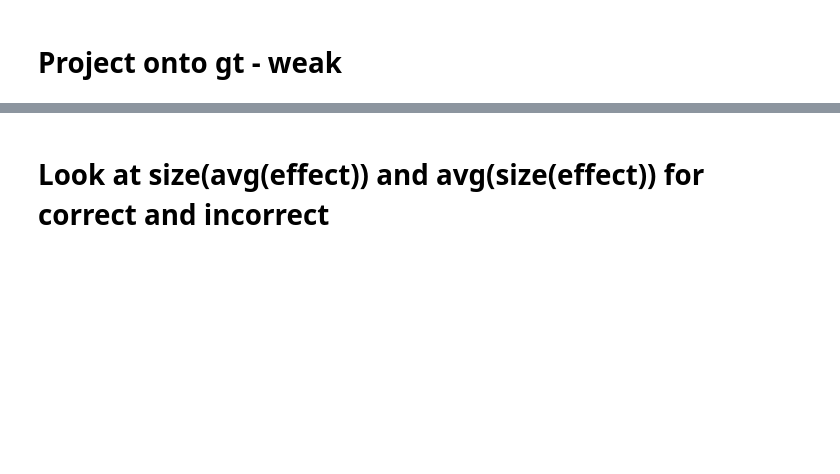
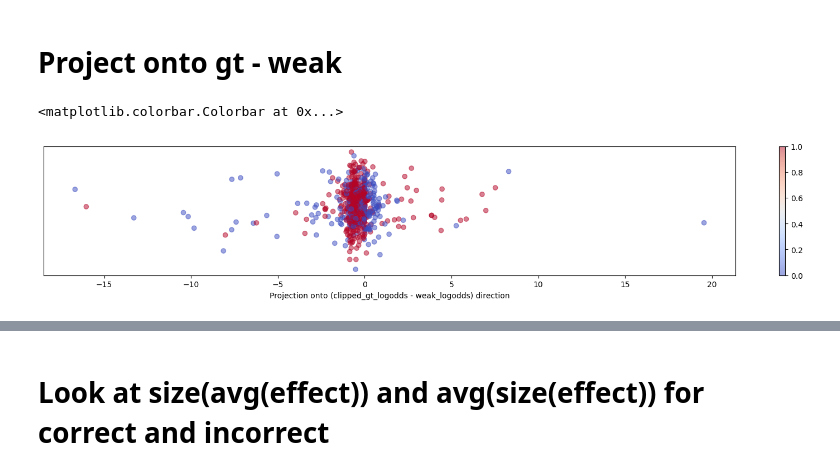
Before and after one commit to EleutherAI/weak-to-strong, a Jupyter notebook: notebooks/grads_analysis.ipynb, the cells around one changed output, grey strips where cells are left out. Cells and saved outputs as stored; diff of their text form; code cells hidden in the pictures; blank space fills up the shorter version.

```diff
--- a/notebooks/grads_analysis.ipynb
+++ b/notebooks/grads_analysis.ipynb
@@ -244,7 +244,7 @@ from typing import Literal
 def erase_labels(x, soft_labels, label_erasure: Literal["none", "leace", "mean-diff", "keep-negative", "keep-positive"] = "none"):
     mask = np.full_like(soft_labels, True, dtype=bool)
     if label_erasure == "leace":
-        eraser = LeaceEraser.fit(x=torch.from_numpy(x), z=torch.from_numpy(soft_labels > 0.5))
+        eraser = LeaceEraser.fit(x=torch.from_numpy(x), z=torch.from_numpy(soft_labels))
         erased = eraser(x=torch.tensor(x)).numpy()
     elif label_erasure == "mean-diff":
         pos_mean = np.mean(x * soft_labels[:, None], axis=0)
@@ -392,14 +420,20 @@ plt.show()
 # %% [markdown]
 # Project onto gt - weak
 # %%
-minw, q1, q3, maxw = np.percentile(r.weak_test.logodds, [0, 25, 75, 100])
-iqr = q3 - q1
-# make sure there's no outliers and that the support is relaitively balanced
-if minw < q1 - 1.5 * iqr or maxw > q3 + 1.5 * iqr or abs(minw + maxw) / maxw > 0.3:
-    raise ValueError(f"Outliers or imbalance in weak logodds: min: {minw}, Q1: {q1}, Q3: {q3}, max: {maxw}")
+use_gt_as_target = False
 
-print(f"Clipping to min weak logodds: {minw:.3f}, Max: {maxw:.3f}")
-# since I observe that weak logodds are roughly uniformly distributed,
-# I clip the ground truth logodds to this support
-w2s_direction = np.where(r.weak_test.gt_hard_labels == 1, maxw, minw) - r.weak_test.logodds
+if use_gt_as_target:
+    minw, q1, q3, maxw = np.percentile(r.weak_test.logodds, [0, 25, 75, 100])
+    iqr = q3 - q1
+    # make sure there's no outliers and that the support is relaitively balanced
+    if minw < q1 - 1.5 * iqr or maxw > q3 + 1.5 * iqr or abs(minw + maxw) / maxw > 0.3:
+        raise ValueError(f"Outliers or imbalance in weak logodds: min: {minw}, Q1: {q1}, Q3: {q3}, max: {maxw}")
+
+    print(f"Clipping to min weak logodds: {minw:.3f}, Max: {maxw:.3f}")
+    # since I observe that weak logodds are roughly uniformly distributed,
+    # I clip the ground truth logodds to this support
+    target = np.where(r.weak_test.gt_hard_labels == 1, maxw, minw)
+else:
+    target = r.strong_test.logodds
+w2s_direction = target - r.weak_test.logodds
 w2s_direction /= np.linalg.norm(w2s_direction)
@@ -408,18 +440,24 @@ w2s_direction /= np.linalg.norm(w2s_direction)
 # %%
 import seaborn as sns
 
-min_step = 100
-max_step = r.grads.steps.max() + 1
-mask = (r.grads.steps >= min_step) & (r.grads.steps < max_step)
-kernel_grads = r.grads.kernel_grads[mask]
-all_w2s_projs = kernel_grads @ w2s_direction
+min_step = 0 #10 # 100
+max_step = 10 # r.grads.steps.max() + 1
+step_mask = (r.grads.steps >= min_step) & (r.grads.steps < max_step)
+
+erasure_method = "mean-diff"
+weak_label_erased, mask = erase_labels(r.grads.kernel_grads[step_mask], r.grads.weak_soft_labels[step_mask], label_erasure=erasure_method)
+
+all_w2s_projs = weak_label_erased @ w2s_direction
+
 y_jitter = np.random.normal(0, 0.01, len(all_w2s_projs))
 plt.figure(figsize=(20, 3))
-plt.scatter(all_w2s_projs, y_jitter, c=r.grads.steps[mask], cmap="coolwarm", alpha=0.5)
+plt.scatter(all_w2s_projs, y_jitter, c=r.grads.weak_soft_labels[step_mask][mask], cmap="coolwarm", alpha=0.5)
 plt.xlabel("Projection onto (clipped_gt_logodds - weak_logodds) direction")
 plt.yticks([])
-plt.colorbar(label="step")
-# plt.xlim(-50, 50)
+plt.colorbar()
+# %% [output]
+<matplotlib.colorbar.Colorbar at 0x...>
+[figure, added]
 # %%
 clip_percent = 2
 do_clip = False
```
Also changed, not shown: parts of 14 cells of this notebook, 2 other files.
